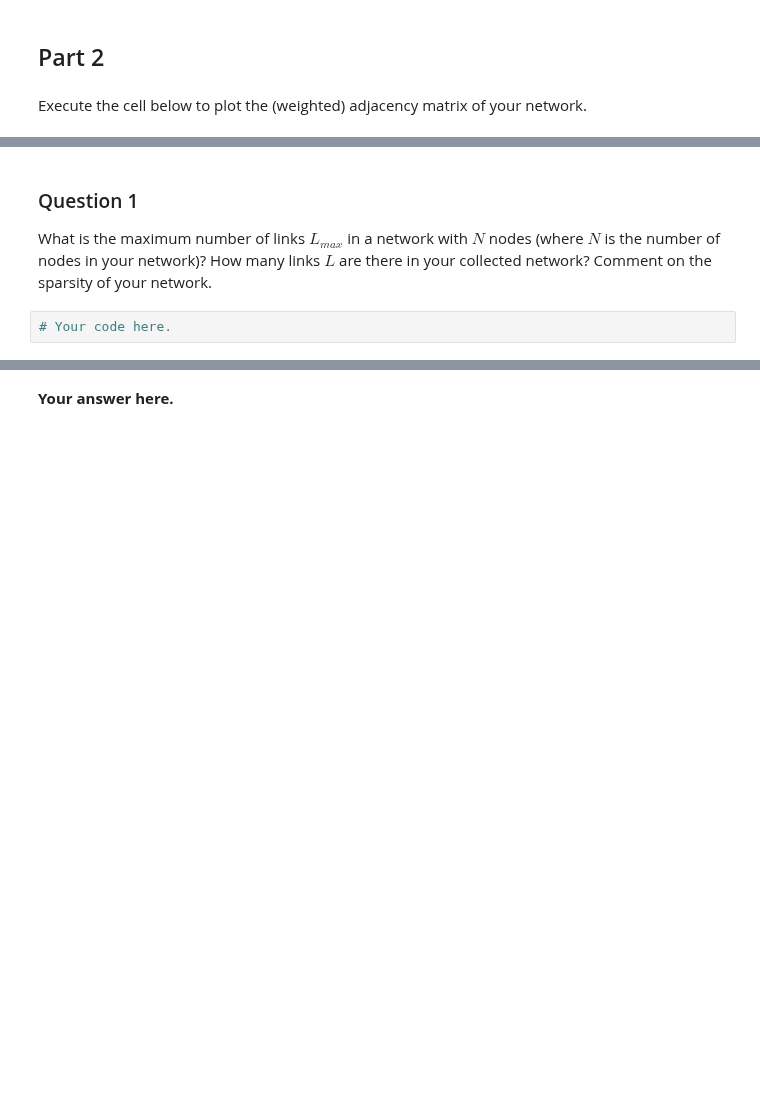
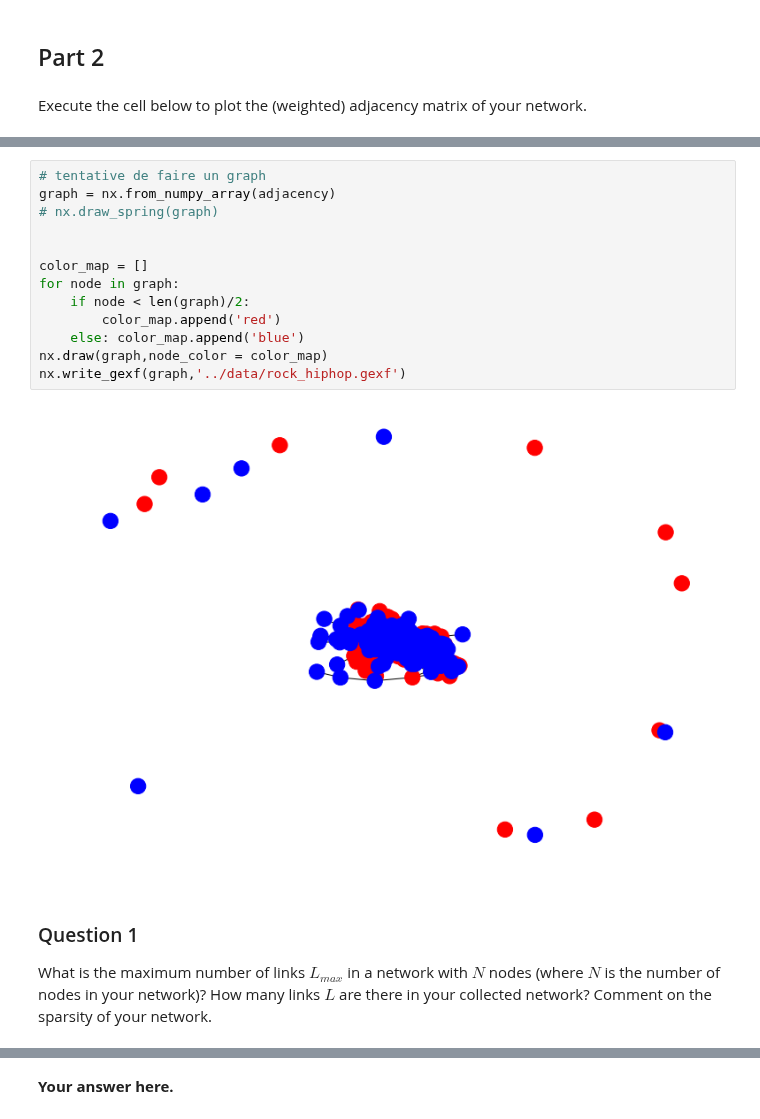
Before and after one commit to TTimTT/NTDS_Project, a Jupyter notebook: milestones_1/Tim_network_properties.ipynb, the cells around one changed output, grey strips where cells are left out. Cells and saved outputs as stored; diff of their text form; blank space fills up the shorter version.

```diff
--- a/milestones_1/Tim_network_properties.ipynb
+++ b/milestones_1/Tim_network_properties.ipynb
@@ -229,6 +150,19 @@ plt.title('adjacency matrix')
+# %%
+# tentative de faire un graph
+graph = nx.from_numpy_array(adjacency)
+# nx.draw_spring(graph)
+
+
+color_map = []
+for node in graph:
+    if node < len(graph)/2:
+        color_map.append('red')
+    else: color_map.append('blue')
+nx.draw(graph,node_color = color_map)
+nx.write_gexf(graph,'../data/rock_hiphop.gexf')
+# %% [output]
+[figure, added]
 # %% [markdown]
 ### Question 1
 
 What is the maximum number of links $L_{max}$ in a network with $N$ nodes (where $N$ is the number of nodes in your network)? How many links $L$ are there in your collected network? Comment on the sparsity of your network.
-# %%
-# Your code here.
```
Also changed, not shown: parts of 51 cells of this notebook.
